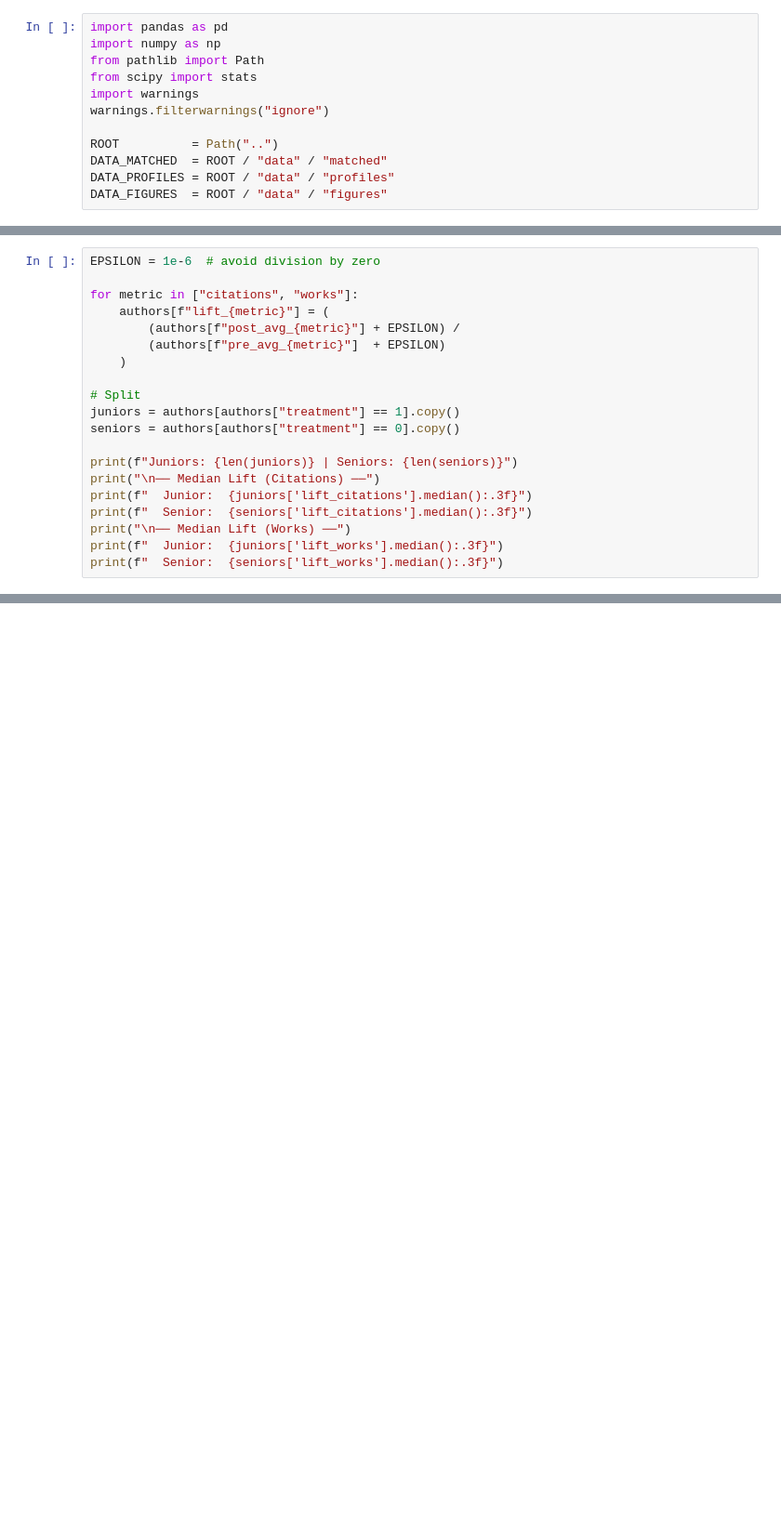
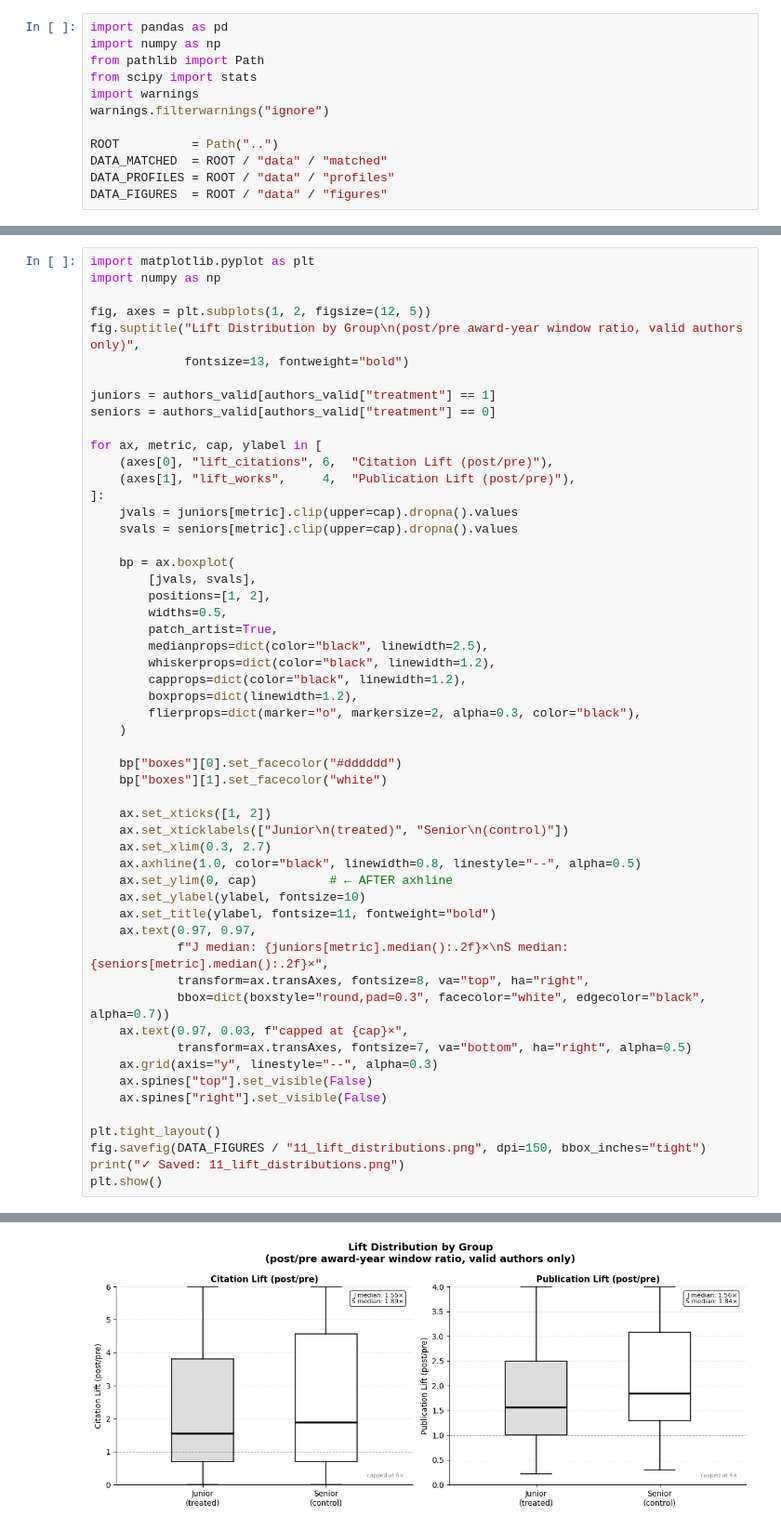
Before and after one commit to AppleShay/thesis-best-paper-trajectories, a Jupyter notebook: notebooks/11_lift_analysis.ipynb, the cells around one changed output, grey strips where cells are left out. Shown at 93% size. Cells and saved outputs as stored; diff of their text form; blank space fills up the shorter version.

```diff
--- a/notebooks/11_lift_analysis.ipynb
+++ b/notebooks/11_lift_analysis.ipynb
@@ -142,23 +152,3 @@ Author summary shape: (1198, 9)
 3    Sylvia Simioni          1                NaN                36.0
 4      Sean Peacock          1               2.50                17.5
 5  Clara Crivellaro          1             141.50                63.4
-# %%
-EPSILON = 1e-6  # avoid division by zero
-
-for metric in ["citations", "works"]:
-    authors[f"lift_{metric}"] = (
-        (authors[f"post_avg_{metric}"] + EPSILON) /
-        (authors[f"pre_avg_{metric}"]  + EPSILON)
-    )
-
-# Split
-juniors = authors[authors["treatment"] == 1].copy()
-seniors = authors[authors["treatment"] == 0].copy()
-
-print(f"Juniors: {len(juniors)} | Seniors: {len(seniors)}")
-print("\n── Median Lift (Citations) ──")
-print(f"  Junior:  {juniors['lift_citations'].median():.3f}")
-print(f"  Senior:  {seniors['lift_citations'].median():.3f}")
-print("\n── Median Lift (Works) ──")
-print(f"  Junior:  {juniors['lift_works'].median():.3f}")
-print(f"  Senior:  {seniors['lift_works'].median():.3f}")
@@ -554,0 +333,55 @@ plot_lift_single(
+# %%
+import matplotlib.pyplot as plt
+import numpy as np
+
+fig, axes = plt.subplots(1, 2, figsize=(12, 5))
+fig.suptitle("Lift Distribution by Group\n(post/pre award-year window ratio, valid authors only)",
+             fontsize=13, fontweight="bold")
+
+juniors = authors_valid[authors_valid["treatment"] == 1]
+seniors = authors_valid[authors_valid["treatment"] == 0]
+
+for ax, metric, cap, ylabel in [
+    (axes[0], "lift_citations", 6,  "Citation Lift (post/pre)"),
+    (axes[1], "lift_works",     4,  "Publication Lift (post/pre)"),
+]:
+    jvals = juniors[metric].clip(upper=cap).dropna().values
+    svals = seniors[metric].clip(upper=cap).dropna().values
+
+    bp = ax.boxplot(
+        [jvals, svals],
+        positions=[1, 2],
+        widths=0.5,
+        patch_artist=True,
+        medianprops=dict(color="black", linewidth=2.5),
+        whiskerprops=dict(color="black", linewidth=1.2),
+        capprops=dict(color="black", linewidth=1.2),
+        boxprops=dict(linewidth=1.2),
+        flierprops=dict(marker="o", markersize=2, alpha=0.3, color="black"),
+    )
+
+    bp["boxes"][0].set_facecolor("#dddddd")
+    bp["boxes"][1].set_facecolor("white")
+
+    ax.set_xticks([1, 2])
+    ax.set_xticklabels(["Junior\n(treated)", "Senior\n(control)"])
+    ax.set_xlim(0.3, 2.7)
+    ax.axhline(1.0, color="black", linewidth=0.8, linestyle="--", alpha=0.5)
+    ax.set_ylim(0, cap)          # ← AFTER axhline
+    ax.set_ylabel(ylabel, fontsize=10)
+    ax.set_title(ylabel, fontsize=11, fontweight="bold")
+    ax.text(0.97, 0.97,
+            f"J median: {juniors[metric].median():.2f}×\nS median: {seniors[metric].median():.2f}×",
+            transform=ax.transAxes, fontsize=8, va="top", ha="right",
+            bbox=dict(boxstyle="round,pad=0.3", facecolor="white", edgecolor="black", alpha=0.7))
+    ax.text(0.97, 0.03, f"capped at {cap}×",
+            transform=ax.transAxes, fontsize=7, va="bottom", ha="right", alpha=0.5)
+    ax.grid(axis="y", linestyle="--", alpha=0.3)
+    ax.spines["top"].set_visible(False)
+    ax.spines["right"].set_visible(False)
+
+plt.tight_layout()
+fig.savefig(DATA_FIGURES / "11_lift_distributions.png", dpi=150, bbox_inches="tight")
+print("✓ Saved: 11_lift_distributions.png")
+plt.show()
+# %% [output]
@@ -554,0 +389 @@ plot_lift_single(
+[figure, added]
```
Also changed, not shown: parts of 19 cells of this notebook, 28 other files.
